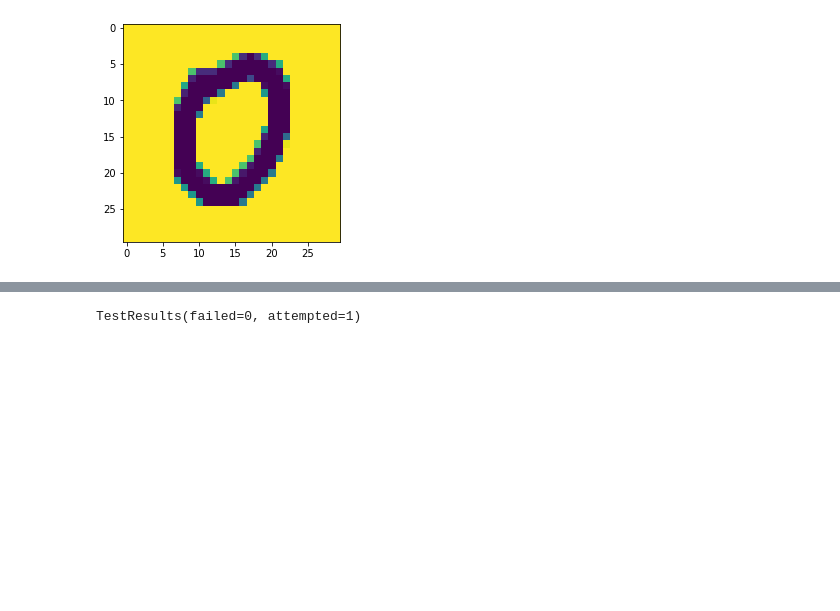
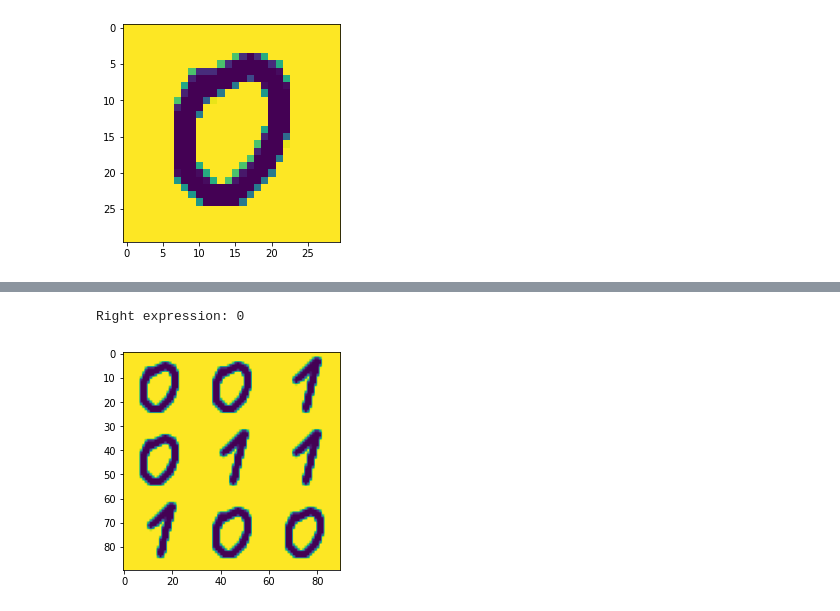
Before and after one commit to DarChuh/rokzlabs, a Jupyter notebook: lab5/main.ipynb, the cells around one changed output, grey strips where cells are left out. Cells and saved outputs as stored; diff of their text form; code cells hidden in the pictures; blank space fills up the shorter version.

Commit message:
finished alg, tested on samples

```diff
--- a/lab5/main.ipynb
+++ b/lab5/main.ipynb
@@ -8,7 +8,7 @@ import doctest
 x0 = cv2.imread('samples/x0.png', cv2.IMREAD_GRAYSCALE)
 x1 = cv2.imread('samples/x1.png', cv2.IMREAD_GRAYSCALE)
 h, w = x0.shape
-x01 = [x0, x1]
+x01 = np.array([x0, x1])
 # %%
 T = [0, 1]
 N = ['I', 'I_',
@@ -57,3 +93,12 @@ g = [
+# %%
+def state(N, f, cols):
+    if f[0, 2, 0, cols-1, 'I']:
+        for n_ in N:
+            if f[0, 2, 0, 0, n_]:
+                res = int('_' in n_)
+                print("Right expression:", res)
+    else:
+        print("Incorrect expression")
 # %%
 plt.imshow(x0)
 # %% [output]
@@ -102,10 +141,34 @@ f
-# %%
-def crop(img, i, i_, j, j_, h, w):
-    """
-    >>> (crop(sample, 1,1,0,0, h, w)==x1).all()
-    True
-    """
-    return img[i*h:(i_+1)*h, j*w: (j_+1)*w]
-doctest.testmod()
-# %% [output]
-TestResults(failed=0, attempted=1)
+# %%
+sample = cv2.imread('samples/sample_2.png', cv2.IMREAD_GRAYSCALE)
+cols = int(len(sample[0]) / w)
+plt.imshow(sample)
+f = dict()
+for i in range(3):
+    for j in range(cols):
+        for i_ in range(i, 3):
+            for j_ in range(j, cols):
+                for t in T:
+                    block = crop(sample, i, i_, j, j_, x0.shape)
+                    if block.shape == x0.shape:
+                        f[i, i_, j, j_, t] = (block==x01[t,:]).all()
+                    else:
+                        f[i, i_, j, j_, t] = False
+                for n in N:
+                    f[i, i_, j, j_, n] = False
+
+for S in range(1, 3 * cols + 1):
+    for i in range(3):
+        for j in range(cols):
+            for i_ in range(i, 3):
+                j_ = int(S/(i_+1-i)) + j -1
+                if (S%(i_+1-i))==0 and j_ < cols:
+                    for n in N:
+                        ver = False if (i_ == i) else split('v', N, f, gv, i, i_, j, j_, n)
+                        hor = False if (j_ == j) else split('h', N, f, gh, i, i_, j, j_, n)
+                        ren = rename(T, f, g, i, i_, j, j_, n)
+                        f[i, i_, j, j_, n] = any([f[i, i_, j, j_, n], hor, ver, ren])
+
+state(N, f, cols)
+# %% [output]
+Right expression: 0
+[figure, added]
```
Also changed, not shown: parts of 7 cells of this notebook.
